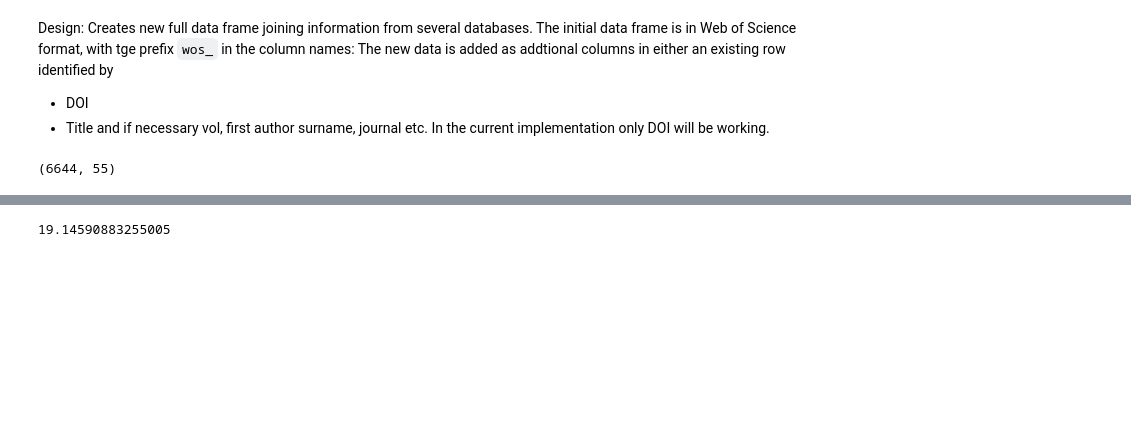
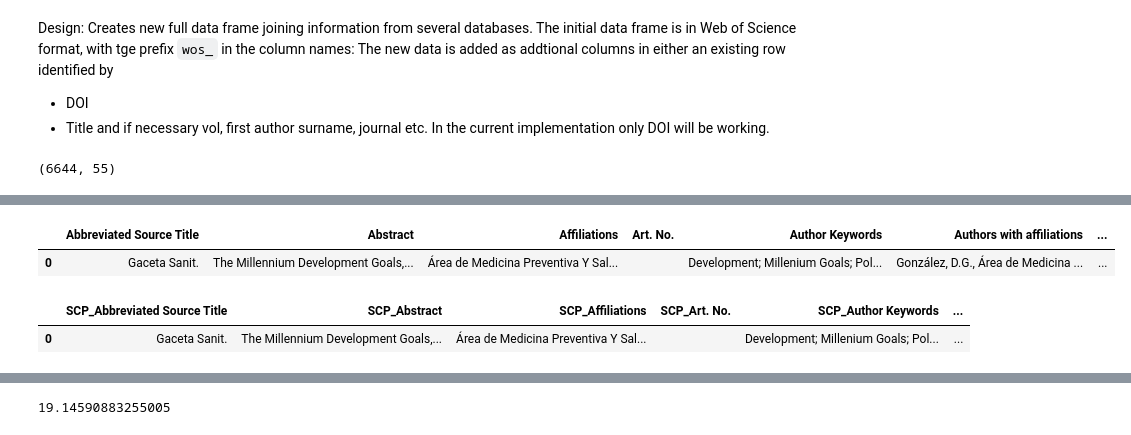
Before and after one commit to restrepo/articles, a Jupyter notebook: openacces.ipynb, the cells around one changed output, grey strips where cells are left out. Cells and saved outputs as stored; diff of their text form; code cells hidden in the pictures; blank space fills up the shorter version.

```diff
--- a/openacces.ipynb
+++ b/openacces.ipynb
@@ -113,0 +172,9 @@ wos.articles[:1]
+# %%
+scp=articles(excel_file='scp_full_with_Reference.xlsx')
+scp.articles=scp.articles.rename_axis({'﻿Authors':'Authors'},1)
+scp.articles=fill_NaN(scp.articles)
+# %%
+scp.articles[:1]
+# %% [output]
+|  | Abbreviated Source Title | Abstract | Affiliations | Art. No. | Author Keywords | Authors with affiliations | ... |
+| 0 | Gaceta Sanit. | The Millennium Development Goals,... | Área de Medicina Preventiva Y Sal... |  | Development; Millenium Goals; Pol... | González, D.G., Área de Medicina ... | ... |
@@ -113,0 +187,6 @@ wos.articles[:1]
+# %%
+SCP=columns_add_prefix(scp.articles,'SCP')
+SCP[:1]
+# %% [output]
+|  | SCP_Abbreviated Source Title | SCP_Abstract | SCP_Affiliations | SCP_Art. No. | SCP_Author Keywords | ... |
+| 0 | Gaceta Sanit. | The Millennium Development Goals,... | Área de Medicina Preventiva Y Sal... |  | Development; Millenium Goals; Pol... | ... |
```
Also changed, not shown: parts of 27 cells of this notebook.
